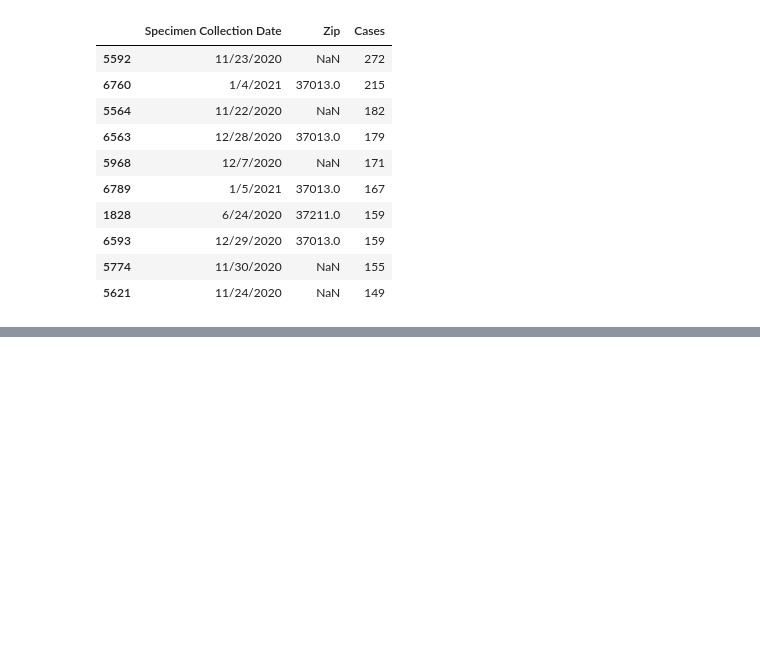
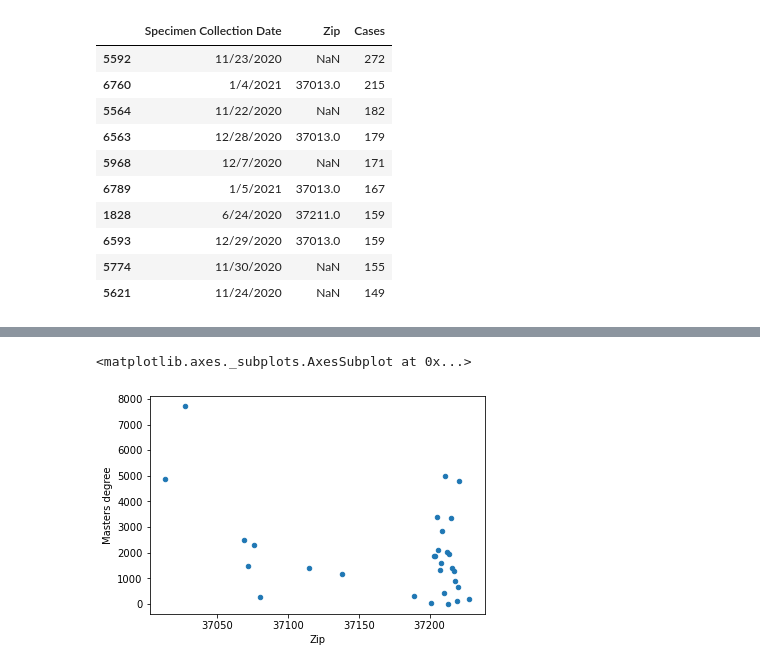
Before and after one commit to ryanhilber93/nash-covid-cases-vaccines-hot_chickens, a Jupyter notebook: data/COVID.ipynb, the cells around one changed output, grey strips where cells are left out. Cells and saved outputs as stored; diff of their text form; code cells hidden in the pictures; blank space fills up the shorter version.

```diff
--- a/data/COVID.ipynb
+++ b/data/COVID.ipynb
@@ -244,0 +250,5 @@ education.plot.bar('Zipcode',['No schooling completed','5th and 6th grade'])
+# %%
+education.plot.scatter('Zip','Masters degree')
+# %% [output]
+<matplotlib.axes._subplots.AxesSubplot at 0x...>
+[figure, added]
```
Also changed, not shown: parts of 41 cells of this notebook, 5 other files.
